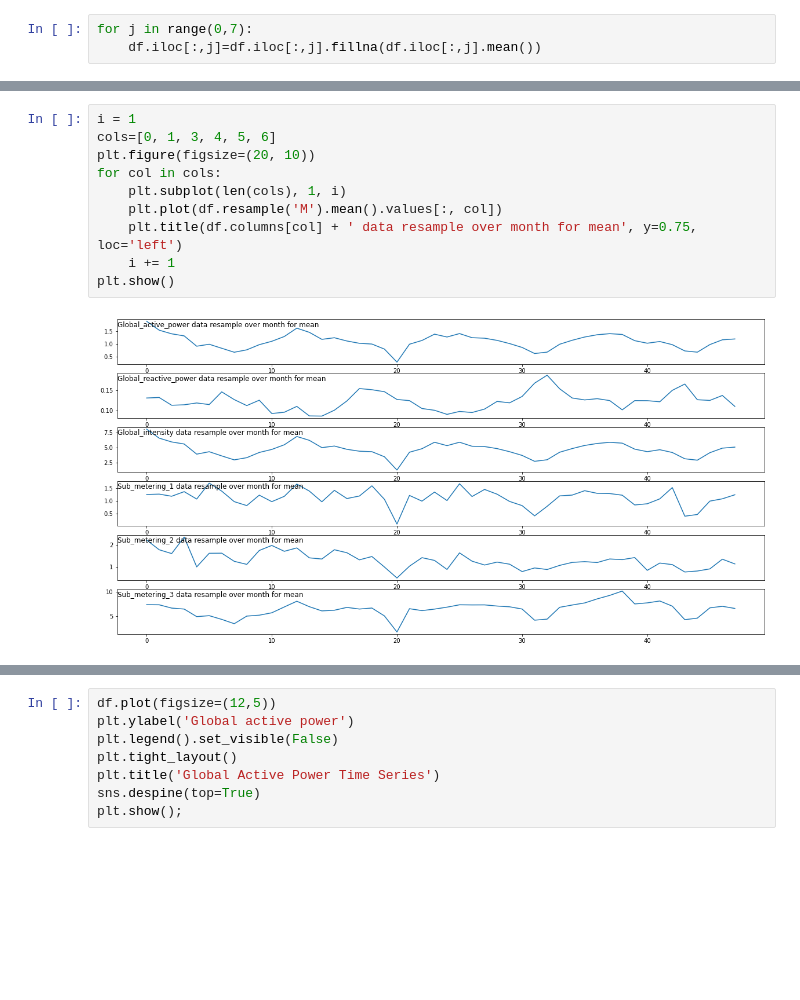
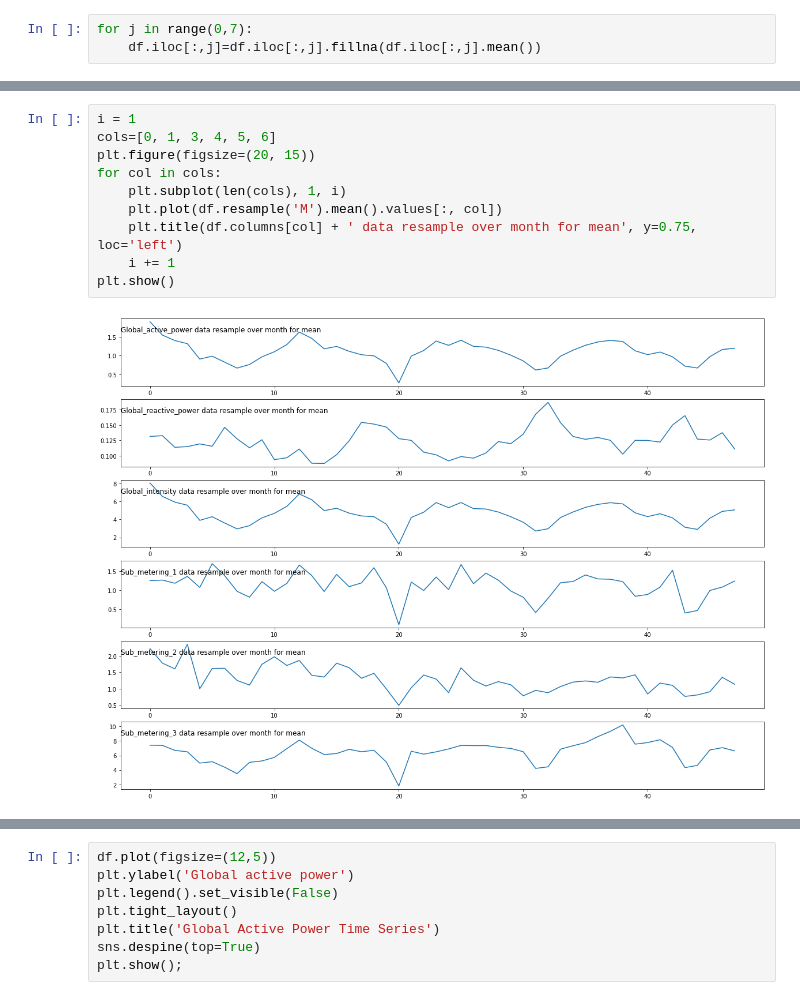
Before and after one commit to rakiiibul/House-hold-electrice-power-consumptiuon_LSTM, a Jupyter notebook: main.ipynb, the cells around one changed output, grey strips where cells are left out. Saved outputs shown, nothing was run; the diff lists cells and outputs as text; blank space fills up the shorter version.

```diff
--- a/main.ipynb
+++ b/main.ipynb
@@ -117,15 +134,15 @@ No handles with labels found to put in legend.
 # %%
 i = 1
 cols=[0, 1, 3, 4, 5, 6]
-plt.figure(figsize=(20, 10))
+plt.figure(figsize=(20, 15))
 for col in cols:
     plt.subplot(len(cols), 1, i)
     plt.plot(df.resample('M').mean().values[:, col])
     plt.title(df.columns[col] + ' data resample over month for mean', y=0.75, loc='left')
     i += 1
 plt.show()
 # %% [output]
-[figure, old version]
+[figure, new version]
 # %%
 i = 1
 cols=[0, 1, 3, 4, 5, 6]
```
Also changed, not shown: parts of 26 cells of this notebook.
